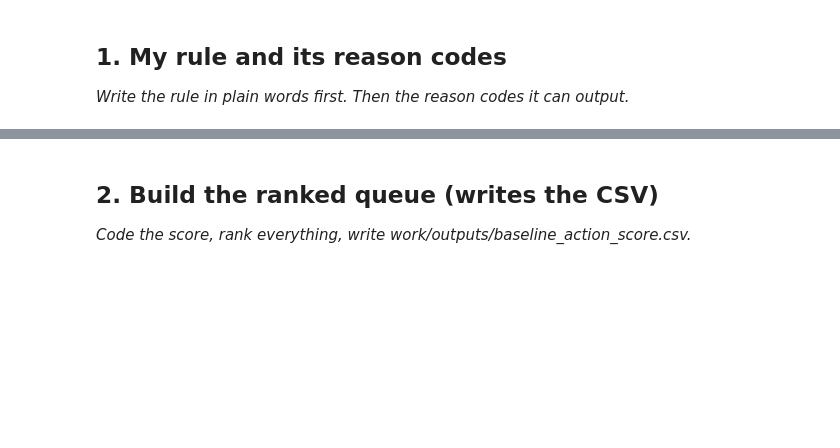
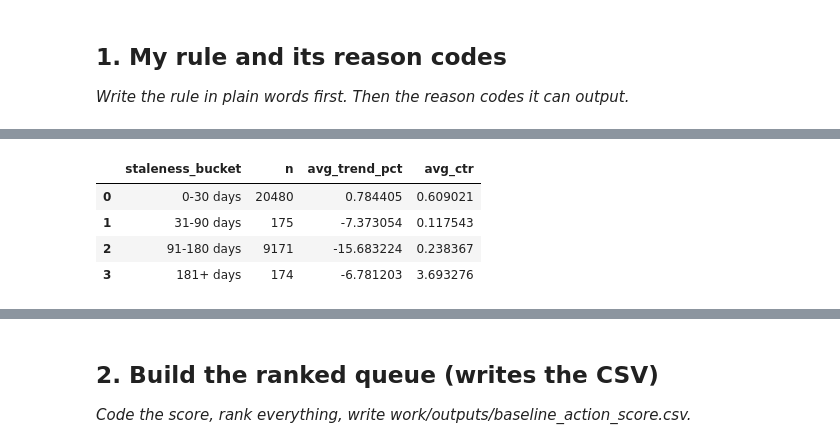
Before and after one commit to VikasKajeepeta2005/FlyRank-Internship-ML, a Jupyter notebook: work/notebooks/w04_baseline_score.ipynb, the cells around one changed output, grey strips where cells are left out. Drawn from its saved outputs; the diff is of its cells as text; code cells hidden in the pictures; blank space fills up the shorter version.

```diff
--- a/work/notebooks/w04_baseline_score.ipynb
+++ b/work/notebooks/w04_baseline_score.ipynb
@@ -8,0 +34,8 @@ This skeleton is yours to fill. Work the sections **in order** — each one has
+# %%
+import pandas as pd
+
+df = pd.read_csv("data/raw/content_refresh_anonymized.csv")
+
+print("Rows:", len(df))
+print("Columns:", len(df.columns))
+print(df.columns.tolist())
@@ -15,0 +84,26 @@ This skeleton is yours to fill. Work the sections **in order** — each one has
+# %%
+# Signal 1 — Content staleness
+
+df["staleness_bucket"] = pd.cut(
+    df["days_since_last_update"],
+    bins=[-1, 30, 90, 180, float("inf")],
+    labels=["0-30 days", "31-90 days", "91-180 days", "181+ days"]
+)
+
+staleness_table = (
+    df.groupby("staleness_bucket", observed=False)
+      .agg(
+          n=("content_id", "size"),
+          avg_trend_pct=("trend_pct", "mean"),
+          avg_ctr=("ctr", "mean")
+      )
+      .reset_index()
+)
+
+display(staleness_table)
+# %% [output]
+|  | staleness_bucket | n | avg_trend_pct | avg_ctr |
+| 0 | 0-30 days | 20480 | 0.784405 | 0.609021 |
+| 1 | 31-90 days | 175 | -7.373054 | 0.117543 |
+| 2 | 91-180 days | 9171 | -15.683224 | 0.238367 |
+| 3 | 181+ days | 174 | -6.781203 | 3.693276 |
```
Also changed, not shown: parts of 17 cells of this notebook.
